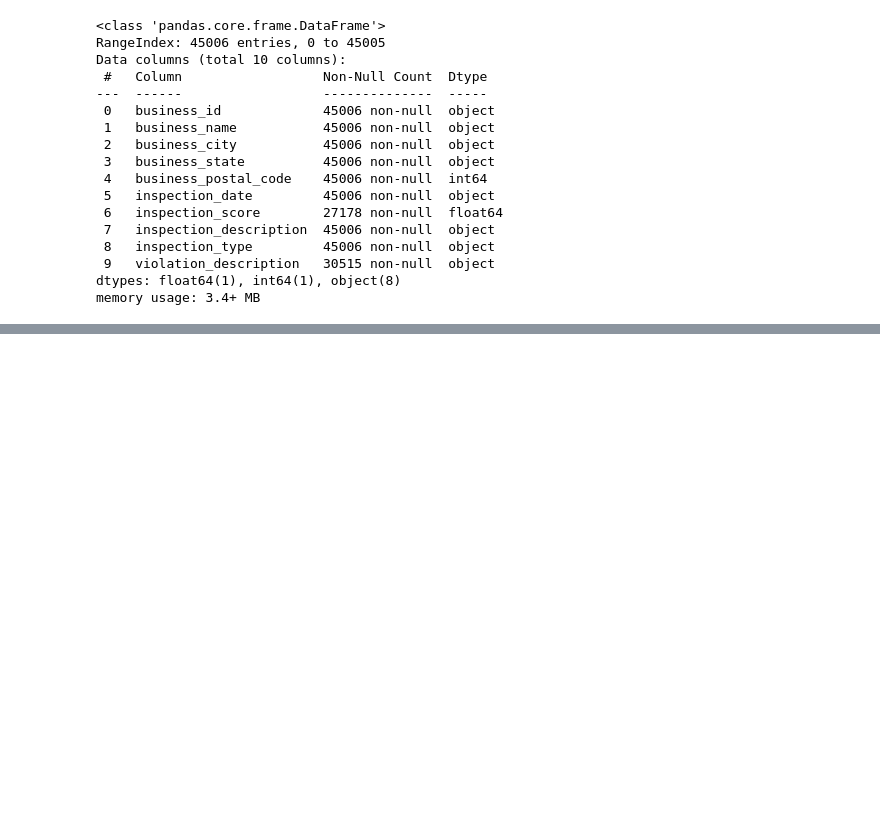
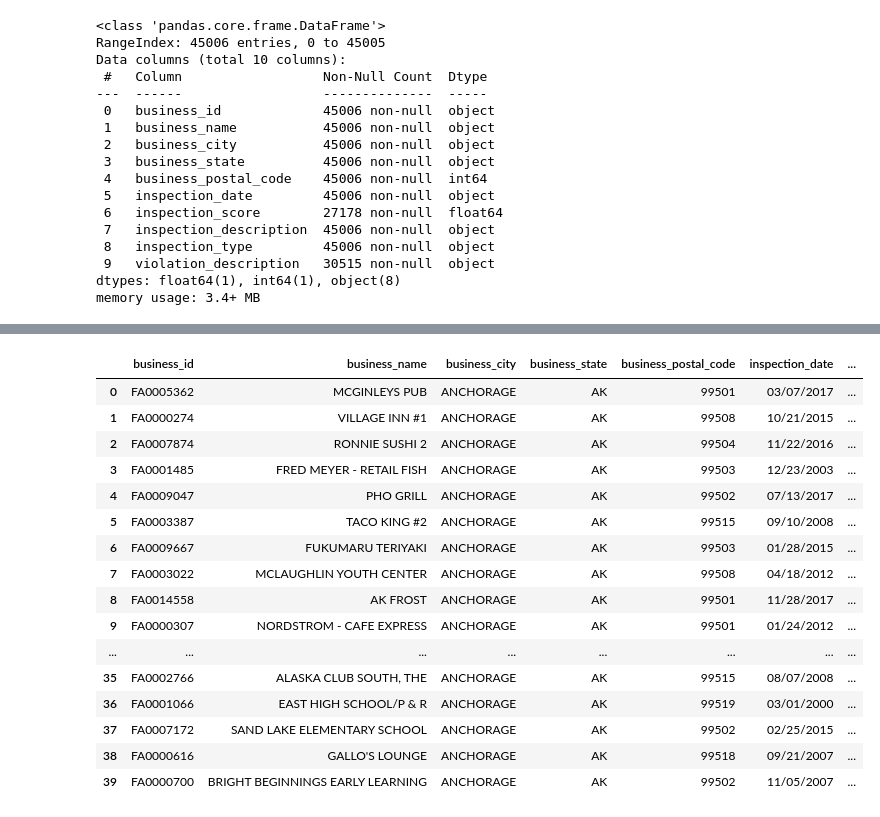
Before and after one commit to jrthompson25/Capstone-Project, a Jupyter notebook: Notebooks/capstone_restaurant_inspections_anchorage.ipynb, the cells around one changed output, grey strips where cells are left out. Saved outputs shown, nothing was run; the diff lists cells and outputs as text; code cells hidden in the pictures; blank space fills up the shorter version.

```diff
--- a/Notebooks/capstone_restaurant_inspections_anchorage.ipynb
+++ b/Notebooks/capstone_restaurant_inspections_anchorage.ipynb
@@ -279,0 +206,23 @@ Name: violation_description, Length: 45006, dtype: object
+# %%
+restInspectAnchorage_df['inspection_month'] = restInspectAnchorage_df['inspection_date'].str[0:2]
+restInspectAnchorage_df['inspection_day'] = restInspectAnchorage_df['inspection_date'].str[3:5]
+restInspectAnchorage_df['inspection_year'] = restInspectAnchorage_df['inspection_date'].str[6:]
+restInspectAnchorage_df.head(40)
+# %% [output]
+|  | business_id | business_name | business_city | business_state | business_postal_code | inspection_date | ... |
+| 0 | FA0005362 | MCGINLEYS PUB | ANCHORAGE | AK | 99501 | 03/07/2017 | ... |
+| 1 | FA0000274 | VILLAGE INN #1 | ANCHORAGE | AK | 99508 | 10/21/2015 | ... |
+| 2 | FA0007874 | RONNIE SUSHI 2 | ANCHORAGE | AK | 99504 | 11/22/2016 | ... |
+| 3 | FA0001485 | FRED MEYER - RETAIL FISH | ANCHORAGE | AK | 99503 | 12/23/2003 | ... |
+| 4 | FA0009047 | PHO GRILL | ANCHORAGE | AK | 99502 | 07/13/2017 | ... |
+| 5 | FA0003387 | TACO KING #2 | ANCHORAGE | AK | 99515 | 09/10/2008 | ... |
+| 6 | FA0009667 | FUKUMARU TERIYAKI | ANCHORAGE | AK | 99503 | 01/28/2015 | ... |
+| 7 | FA0003022 | MCLAUGHLIN YOUTH CENTER | ANCHORAGE | AK | 99508 | 04/18/2012 | ... |
+| 8 | FA0014558 | AK FROST | ANCHORAGE | AK | 99501 | 11/28/2017 | ... |
+| 9 | FA0000307 | NORDSTROM - CAFE EXPRESS | ANCHORAGE | AK | 99501 | 01/24/2012 | ... |
+| ... | ... | ... | ... | ... | ... | ... | ... |
+| 35 | FA0002766 | ALASKA CLUB SOUTH, THE | ANCHORAGE | AK | 99515 | 08/07/2008 | ... |
+| 36 | FA0001066 | EAST HIGH SCHOOL/P & R | ANCHORAGE | AK | 99519 | 03/01/2000 | ... |
+| 37 | FA0007172 | SAND LAKE ELEMENTARY SCHOOL | ANCHORAGE | AK | 99502 | 02/25/2015 | ... |
+| 38 | FA0000616 | GALLO'S LOUNGE | ANCHORAGE | AK | 99518 | 09/21/2007 | ... |
+| 39 | FA0000700 | BRIGHT BEGINNINGS EARLY LEARNING | ANCHORAGE | AK | 99502 | 11/05/2007 | ... |
```
Also changed, not shown: parts of 24 cells of this notebook.
